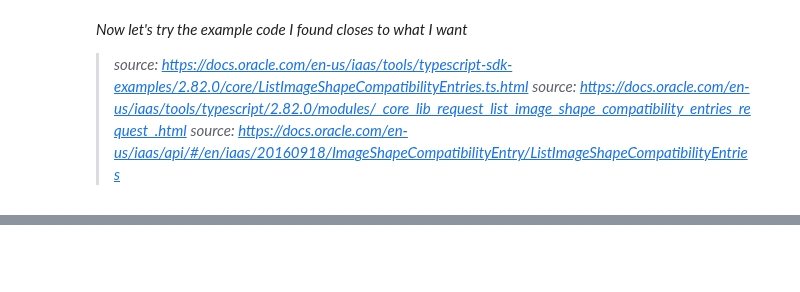
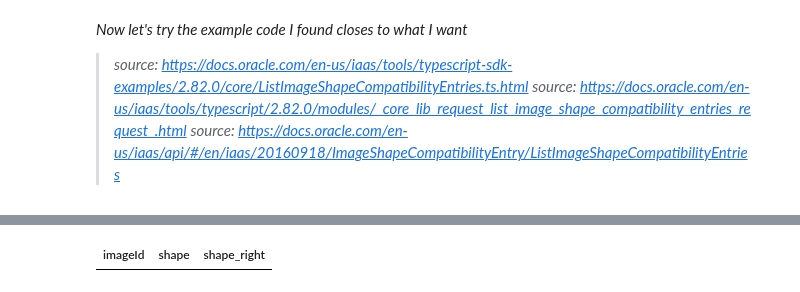
Before and after one commit to 3forges/packman, a Jupyter notebook: oracle/OciShapesImagesCOmpatibilityMatrix.ipynb, the cells around one changed output, grey strips where cells are left out. Saved outputs shown, nothing was run; the diff lists cells and outputs as text; code cells hidden in the pictures; blank space fills up the shorter version.

```diff
--- a/oracle/OciShapesImagesCOmpatibilityMatrix.ipynb
+++ b/oracle/OciShapesImagesCOmpatibilityMatrix.ipynb
@@ -261,0 +220,5 @@ Object [DataFrame] {
+# %%
+// df_compatibilityListExample1.join(df_compatibilityListExample2, {on: 'imageId', forceParallel: true})
+df_compatibilityListExample1.join(df_compatibilityListExample2, {on: 'imageId', forceParallel: true})
+# %% [output]
+| imageId | shape | shape_right |
```
Also changed, not shown: parts of 9 cells of this notebook, 1 other file.
